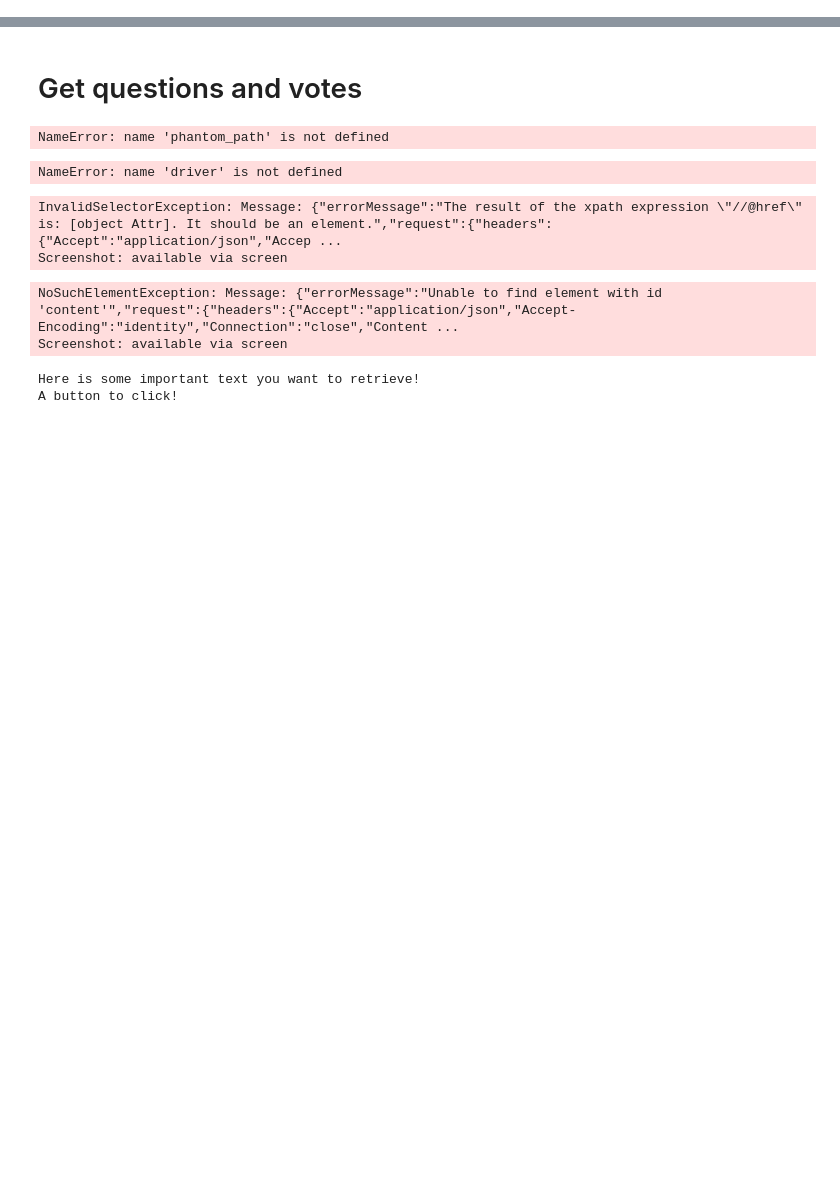
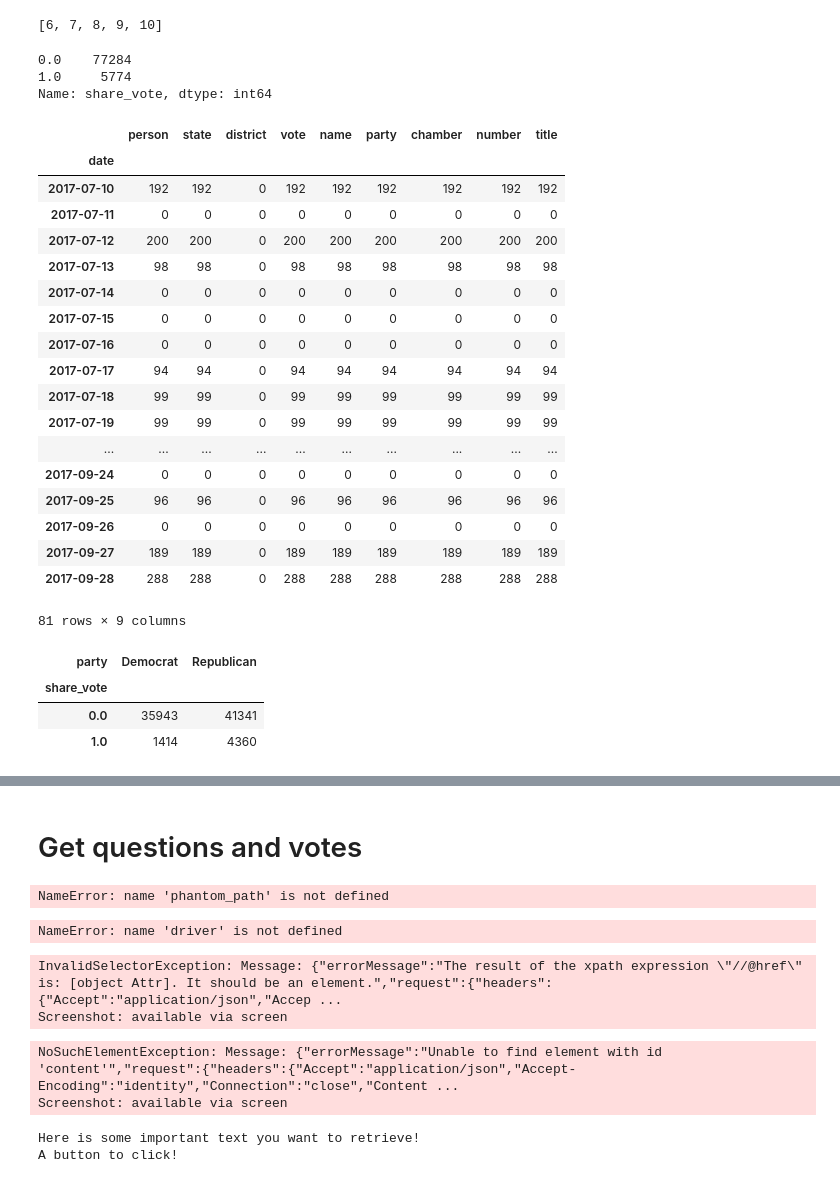
Before and after one commit to sdaza/track-congress-tweets, a Jupyter notebook: notebooks/get_votes_from_govtrack.ipynb, the cells around one changed output, grey strips where cells are left out. Cells and saved outputs as stored; diff of their text form; code cells hidden in the pictures; blank space fills up the shorter version.

```diff
--- a/notebooks/get_votes_from_govtrack.ipynb
+++ b/notebooks/get_votes_from_govtrack.ipynb
@@ -38,0 +85,4 @@ house_votes = create_votes_df(text)
+# %%
+list(months.values())
+# %% [output]
+[6, 7, 8, 9, 10]
@@ -38,0 +99,6 @@ house_votes = create_votes_df(text)
+# %%
+house.share_vote.value_counts()
+# %% [output]
+0.0    77284
+1.0     5774
+Name: share_vote, dtype: int64
@@ -39,2 +109,31 @@ house_votes = create_votes_df(text)
+# %%
+senate.resample('D').count()
+# %% [output]
+|  | person | state | district | vote | name | party | chamber | number | title |
+| date |  |  |  |  |  |  |  |  |  |
+| 2017-07-10 | 192 | 192 | 0 | 192 | 192 | 192 | 192 | 192 | 192 |
+| 2017-07-11 | 0 | 0 | 0 | 0 | 0 | 0 | 0 | 0 | 0 |
+| 2017-07-12 | 200 | 200 | 0 | 200 | 200 | 200 | 200 | 200 | 200 |
+| 2017-07-13 | 98 | 98 | 0 | 98 | 98 | 98 | 98 | 98 | 98 |
+| 2017-07-14 | 0 | 0 | 0 | 0 | 0 | 0 | 0 | 0 | 0 |
+| 2017-07-15 | 0 | 0 | 0 | 0 | 0 | 0 | 0 | 0 | 0 |
+| 2017-07-16 | 0 | 0 | 0 | 0 | 0 | 0 | 0 | 0 | 0 |
+| 2017-07-17 | 94 | 94 | 0 | 94 | 94 | 94 | 94 | 94 | 94 |
+| 2017-07-18 | 99 | 99 | 0 | 99 | 99 | 99 | 99 | 99 | 99 |
+| 2017-07-19 | 99 | 99 | 0 | 99 | 99 | 99 | 99 | 99 | 99 |
+| ... | ... | ... | ... | ... | ... | ... | ... | ... | ... |
+| 2017-09-24 | 0 | 0 | 0 | 0 | 0 | 0 | 0 | 0 | 0 |
+| 2017-09-25 | 96 | 96 | 0 | 96 | 96 | 96 | 96 | 96 | 96 |
+| 2017-09-26 | 0 | 0 | 0 | 0 | 0 | 0 | 0 | 0 | 0 |
+| 2017-09-27 | 189 | 189 | 0 | 189 | 189 | 189 | 189 | 189 | 189 |
+| 2017-09-28 | 288 | 288 | 0 | 288 | 288 | 288 | 288 | 288 | 288 |
+81 rows × 9 columns
+# %%
+pd.crosstab(house.share_vote, house.party)
+# %% [output]
+| party | Democrat | Republican |
+| share_vote |  |  |
+| 0.0 | 35943 | 41341 |
+| 1.0 | 1414 | 4360 |
 # %%
 # data from the senate
```
Also changed, not shown: parts of 26 cells of this notebook, 21 other files.
